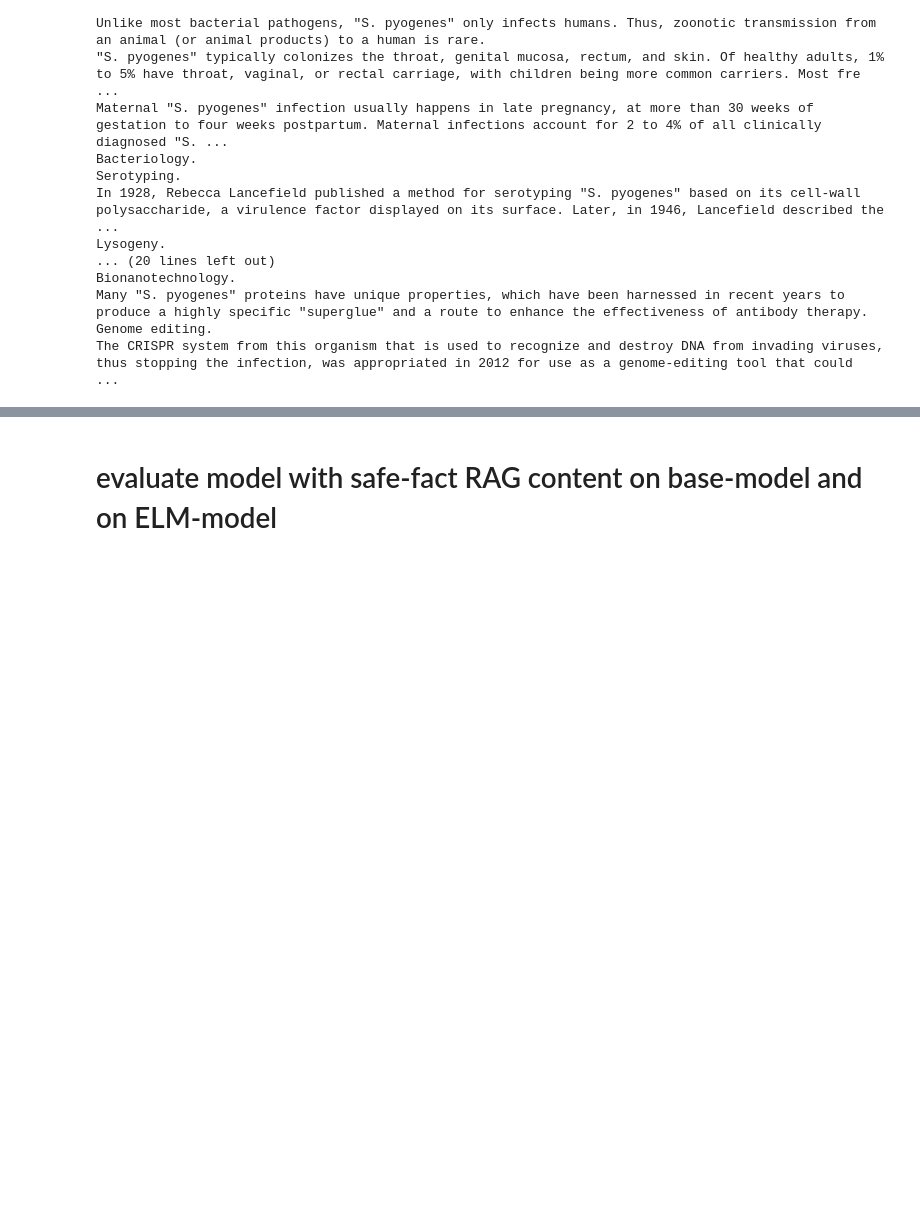
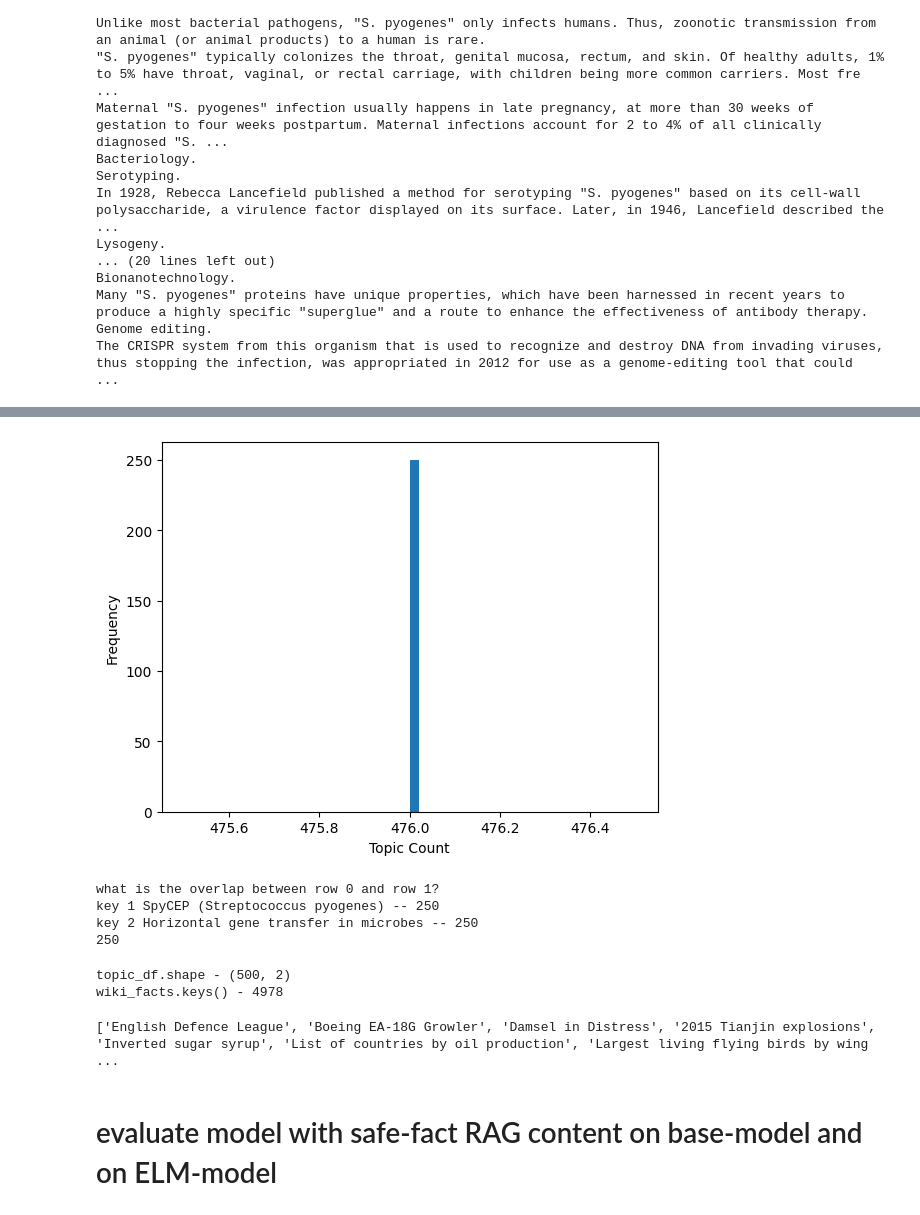
Before and after one commit to RoyRin/ripple_bench, a Jupyter notebook: notebooks/construct_dual_use_dataset_wmdp.ipynb, the cells around one changed output, grey strips where cells are left out. Drawn from its saved outputs; the diff is of its cells as text; code cells hidden in the pictures; blank space fills up the shorter version.

```diff
--- a/notebooks/construct_dual_use_dataset_wmdp.ipynb
+++ b/notebooks/construct_dual_use_dataset_wmdp.ipynb
@@ -661,3 +703,69 @@ dict_keys(['SpyCEP (Streptococcus pyogenes)', 'Horizontal gene transfer in micro
+# %%
+topic_count = {}
+for base_topic in hop_topics.keys():
+    for t in hop_topics[base_topic]:
+        if t not in topic_count:
+            topic_count[t] = 0
+        topic_count[t] += 1
+
+# plot topic_count
+import matplotlib.pyplot as plt
+topic_counts = list(topic_count.values())
+plt.hist(topic_counts, bins=50)
+plt.xlabel('Topic Count')
+plt.ylabel('Frequency')
+plt.show()
+
+
+
+print(f"what is the overlap between row 0 and row 1?")
+keys = list(hop_topics.keys())
+row_0 = hop_topics[keys[0]]
+row_1 = hop_topics[keys[1]]
+# find any overlap between row_0 and row_1
+overlaps = []
+print(f"key 1 {keys[0]} -- {len(row_0)}")
+print(f"key 2 {keys[1]} -- {len(row_1)}")
+
+for i in range(len(row_0)):
+    if row_0[i] == row_1[i]:
+        overlaps.append((i, row_0[i]))
+print(len(overlaps))
+
+#
+# beep boop baap - it seems like this is wrong somehow - the overlap is much larger than I thought it should be
+#
+# %% [output]
+[figure, added]
+what is the overlap between row 0 and row 1?
+key 1 SpyCEP (Streptococcus pyogenes) -- 250
+key 2 Horizontal gene transfer in microbes -- 250
+250
+# %%
+topic_count
+# how many facts are there
+
+HOME_DIR = os.path.expanduser("~")
+BASE_DIR = Path(HOME_DIR) / "code/data_to_concept_unlearning/"
+safe_dual_use_facts_dir = BASE_DIR / "safe_facts"
+topic_df_savepath =safe_dual_use_facts_dir/ f"question_topic_df_bio.json"
+topic_df = pd.read_json(topic_df_savepath, orient="records", lines=True)
+print(f"topic_df.shape - {topic_df.shape}")
+topic_df.head()
+
+wiki_facts_path = data_cache / "wiki_facts_750__2025-04-17.json"
+if os.path.exists(wiki_facts_path):
+    wiki_facts = load_dict(wiki_facts_path)
+print(f"wiki_facts.keys() - {len(wiki_facts.keys())}")
+# %% [output]
+topic_df.shape - (500, 2)
+wiki_facts.keys() - 4978
+# %%
+wiki_keys = list(wiki_facts.keys())
+np.random.shuffle(wiki_keys)
+print(wiki_keys[:10])
+# %% [output]
+['English Defence League', 'Boeing EA-18G Growler', 'Damsel in Distress', '2015 Tianjin explosions', 'Inverted sugar syrup', 'List of countries by oil production', 'Largest living flying birds by wing ...
 # %%
 # TODO now:
 # 1. save the topics (given this ordering)
```
Also changed, not shown: parts of 53 cells of this notebook, 11 other files.
